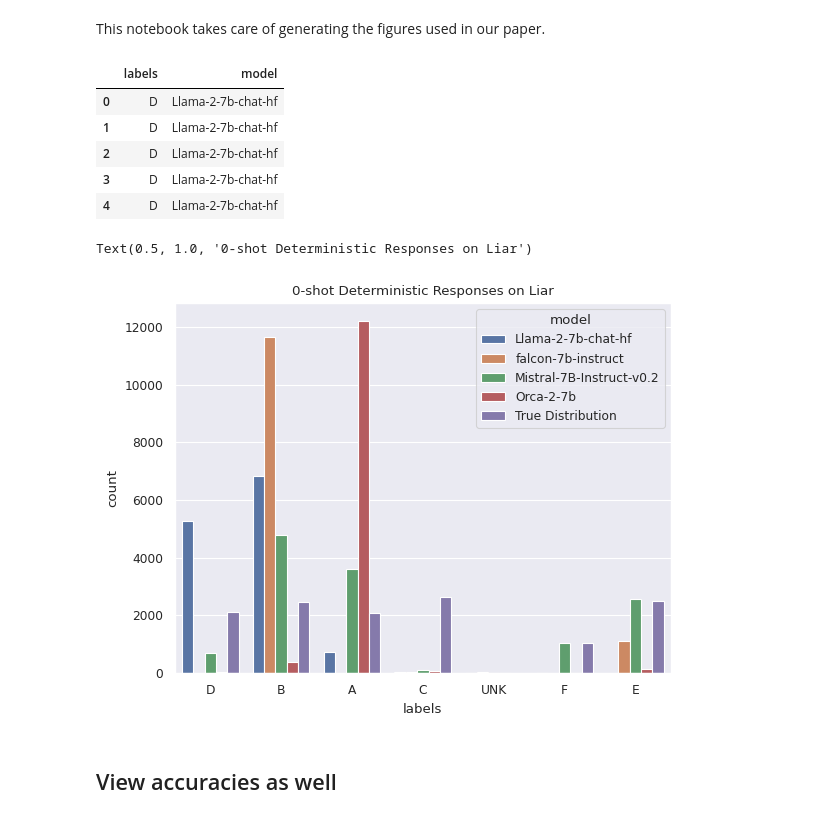
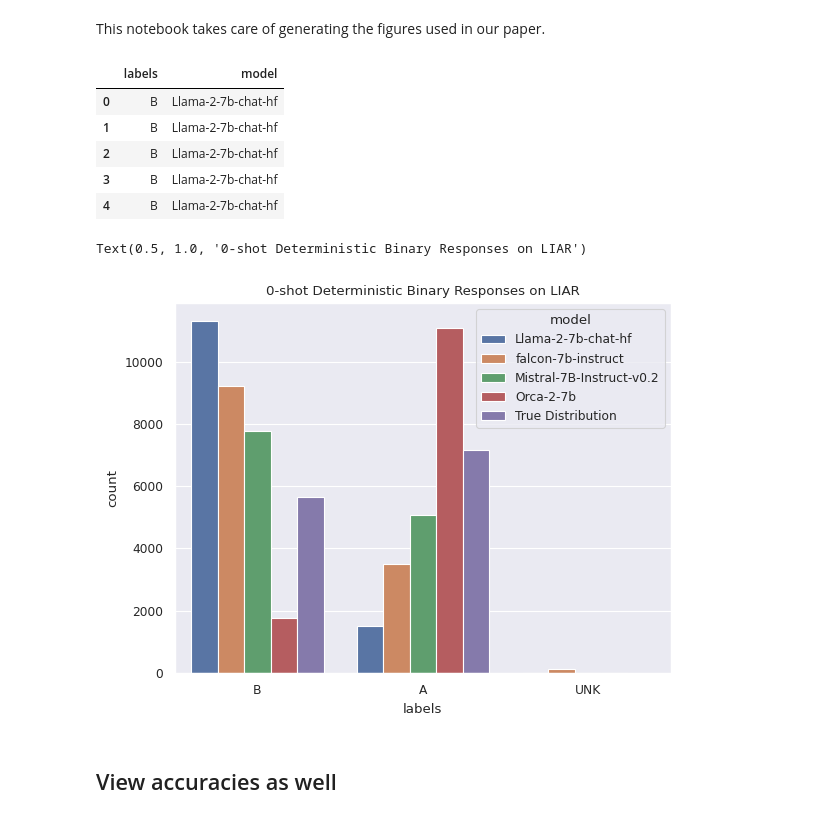
Before and after one commit to chrehall68/mlvis, a Jupyter notebook: label_vis.ipynb, the cells around one changed output. Cells and saved outputs as stored; diff of their text form; code cells hidden in the pictures.

```diff
--- a/label_vis.ipynb
+++ b/label_vis.ipynb
@@ -13,10 +13,11 @@ sns.set_theme("paper")
 models = ["Llama-2-7b-chat-hf", "falcon-7b-instruct", "Mistral-7B-Instruct-v0.2", "Orca-2-7b"]
 shot = "0"
 # %%
-responses = {model: pickle.load(open(f"./quantitative/{model}_{shot}responses_nosample.pk", "rb")) for model in models}
+responses = {model: pickle.load(open(f"./quantitative/{model}_responses_bool_{shot}.pk", "rb")) for model in models}
 # %%
-# true_dist = {'A': 7167, 'B': 5669}
-true_dist = {'E': 2511, 'C': 2638, 'B': 2466, 'A': 2063, 'D': 2108, 'F': 1050}
+true_dist = {'A': 7167, 'B': 5669}
+# true_dist = {'E': 2511, 'C': 2638, 'B': 2466, 'A': 2063, 'D': 2108, 'F': 1050}
+# true_dist = None
 # %%
 df = {"labels":[], "model":[]}
 for model in responses:
@@ -24,13 +25,14 @@ for model in responses:
         df['labels'].extend([key]*len(val))
         df['model'].extend([model]*len(val))
 
-for key in true_dist:
-    df['labels'].extend([key]*true_dist[key])
-df['model'].extend(["True Distribution"] * sum(true_dist.values()))
+if true_dist:
+    for key in true_dist:
+        df['labels'].extend([key]*true_dist[key])
+    df['model'].extend(["True Distribution"] * sum(true_dist.values()))
 df = pd.DataFrame.from_dict(df)
 # %%
-accepted = ['A', 'B', 'C', 'D', 'E','F']
-# accepted = ['A', 'B']
+# accepted = ['A', 'B', 'C', 'D', 'E','F']
+accepted = ['A', 'B']
 # %%
 filtered = df.copy()
 filtered['labels'] = filtered['labels'].map(lambda val: val if val in accepted else "UNK")
@@ -38,16 +40,16 @@ filtered['labels'] = filtered['labels'].map(lambda val: val if val in accepted e
 filtered.head()
 # %% [output]
 |  | labels | model |
-| 0 | D | Llama-2-7b-chat-hf |
-| 1 | D | Llama-2-7b-chat-hf |
-| 2 | D | Llama-2-7b-chat-hf |
-| 3 | D | Llama-2-7b-chat-hf |
-| 4 | D | Llama-2-7b-chat-hf |
+| 0 | B | Llama-2-7b-chat-hf |
+| 1 | B | Llama-2-7b-chat-hf |
+| 2 | B | Llama-2-7b-chat-hf |
+| 3 | B | Llama-2-7b-chat-hf |
+| 4 | B | Llama-2-7b-chat-hf |
 # %%
-sns.countplot(filtered, x='labels', hue='model').set_title(f"{shot}-shot Deterministic Responses on Liar")
+sns.countplot(filtered, x='labels', hue='model').set_title(f"{shot}-shot Deterministic Binary Responses on LIAR")
 # %% [output]
-Text(0.5, 1.0, '0-shot Deterministic Responses on Liar')
+Text(0.5, 1.0, '0-shot Deterministic Binary Responses on LIAR')
-[figure, old version]
+[figure, new version]
 # %% [markdown]
 ## View accuracies as well
 # %%
```
Also changed, not shown: parts of 4 cells of this notebook, 4 other files.
